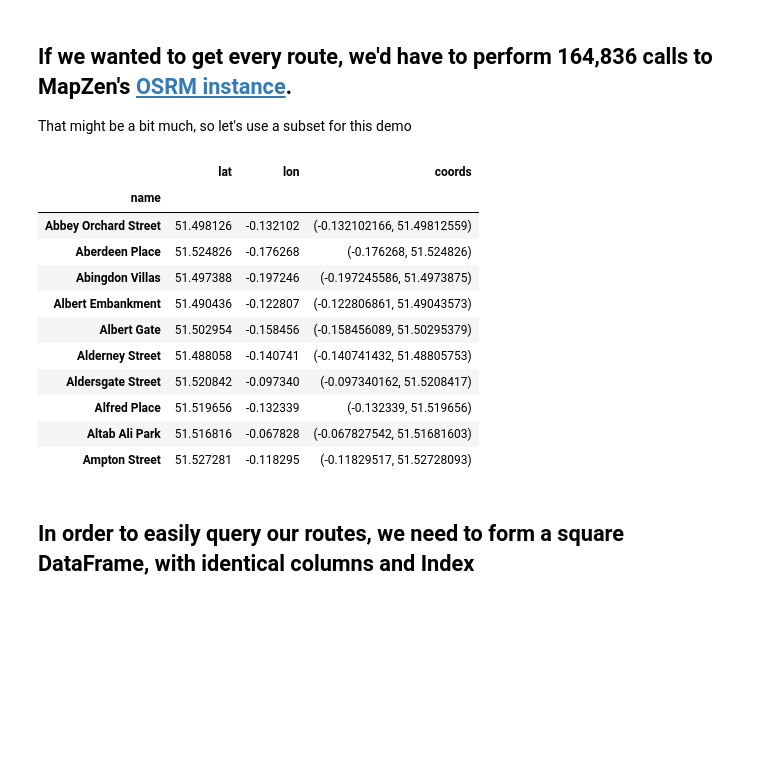
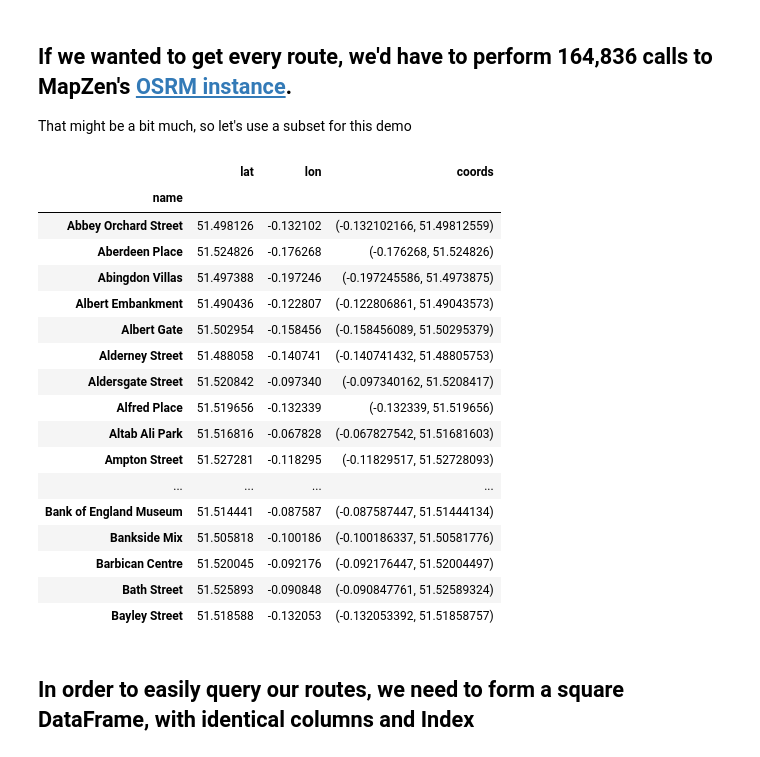
Before and after one commit to urschrei/Geopython, a Jupyter notebook: bikepath.ipynb, the cells around one changed output. Saved outputs shown, nothing was run; the diff lists cells and outputs as text; code cells hidden in the pictures; blank space fills up the shorter version.

```diff
--- a/bikepath.ipynb
+++ b/bikepath.ipynb
@@ -136,21 +142,27 @@ nodes.head()
 
 That might be a bit much, so let's use a subset for this demo
 # %%
-nodes = nodes[:10]
+nodes = nodes[:20]
 nodes
 # %% [output]
 |  | lat | lon | coords |
 | name |  |  |  |
 | Abbey Orchard Street | 51.498126 | -0.132102 | (-0.132102166, 51.49812559) |
 | Aberdeen Place | 51.524826 | -0.176268 | (-0.176268, 51.524826) |
 | Abingdon Villas | 51.497388 | -0.197246 | (-0.197245586, 51.4973875) |
 | Albert Embankment | 51.490436 | -0.122807 | (-0.122806861, 51.49043573) |
 | Albert Gate | 51.502954 | -0.158456 | (-0.158456089, 51.50295379) |
 | Alderney Street | 51.488058 | -0.140741 | (-0.140741432, 51.48805753) |
 | Aldersgate Street | 51.520842 | -0.097340 | (-0.097340162, 51.5208417) |
 | Alfred Place | 51.519656 | -0.132339 | (-0.132339, 51.519656) |
 | Altab Ali Park | 51.516816 | -0.067828 | (-0.067827542, 51.51681603) |
 | Ampton Street | 51.527281 | -0.118295 | (-0.11829517, 51.52728093) |
+| ... | ... | ... | ... |
+| Bank of England Museum | 51.514441 | -0.087587 | (-0.087587447, 51.51444134) |
+| Bankside Mix | 51.505818 | -0.100186 | (-0.100186337, 51.50581776) |
+| Barbican Centre | 51.520045 | -0.092176 | (-0.092176447, 51.52004497) |
+| Bath Street | 51.525893 | -0.090848 | (-0.090847761, 51.52589324) |
+| Bayley Street | 51.518588 | -0.132053 | (-0.132053392, 51.51858757) |
 # %% [markdown]
 ## In order to easily query our routes, we need to form a square DataFrame, with identical columns and Index
 # %% [markdown]
```
Also changed, not shown: parts of 3 cells of this notebook, 2 other files.
